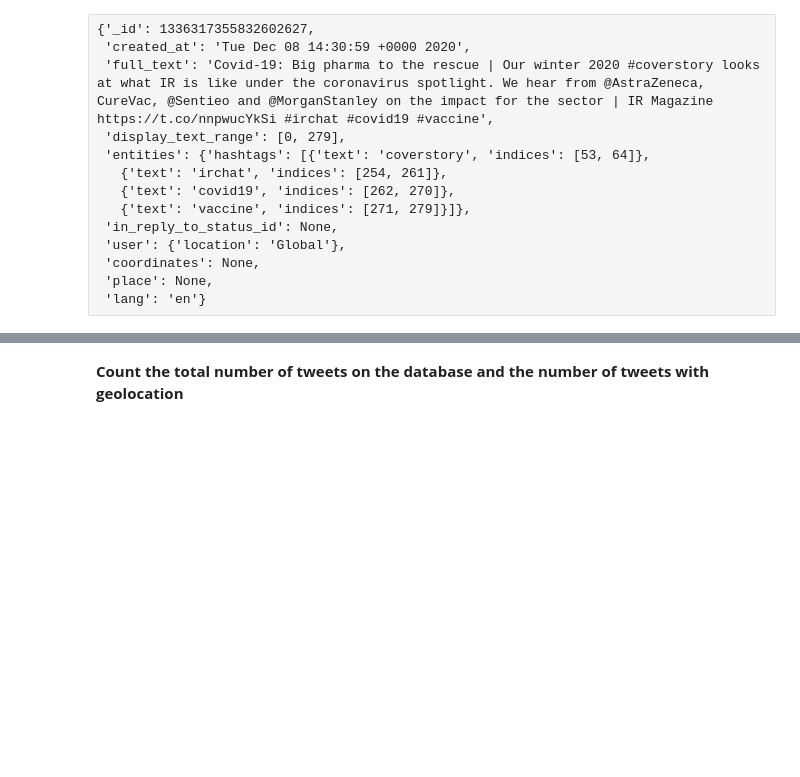
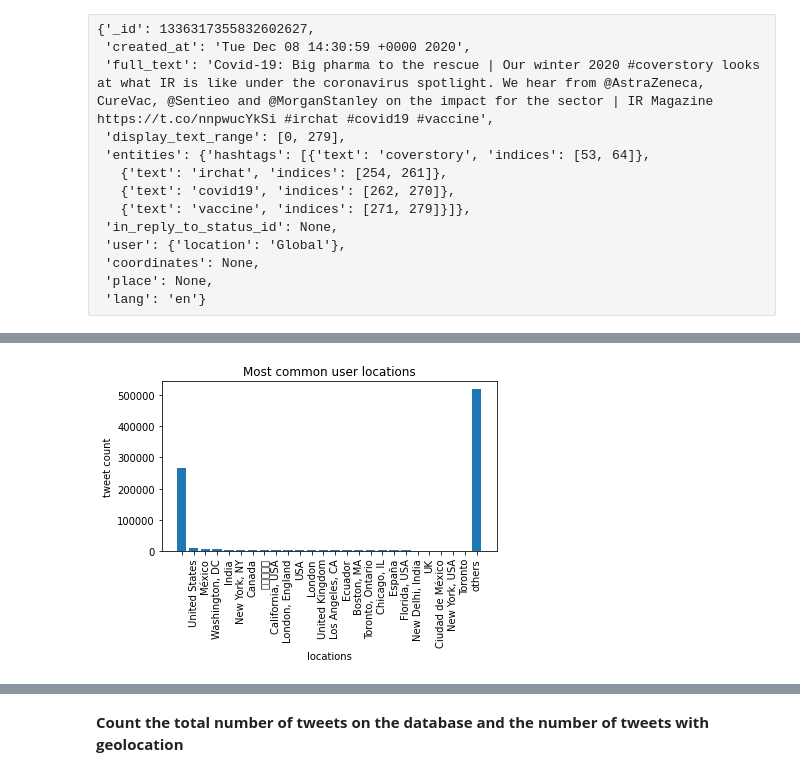
Before and after one commit to albertrial/covid-vaccine-tweets-study, a Jupyter notebook: BDA-Project-RafelPalliser-AlbertRial.ipynb, the cells around one changed output, grey strips where cells are left out. Cells and saved outputs as stored; diff of their text form; code cells hidden in the pictures; blank space fills up the shorter version.

```diff
--- a/BDA-Project-RafelPalliser-AlbertRial.ipynb
+++ b/BDA-Project-RafelPalliser-AlbertRial.ipynb
@@ -217,0 +375,17 @@ From the result, apart from the directly interpretable attributes, we can see th
+# %%
+pipeline = [
+    {'$group': {'_id': '$user.location', 'count': {'$sum': 1}}},
+    {"$sort": SON([("count", pymongo.DESCENDING)])},
+    {'$limit': 25}
+]
+res = tweets.aggregate(pipeline)
+
+locations = []
+counts = []
+print('Count      Location')
+for loc in res:
+    locations.append(loc['_id'])
+    counts.append(loc['count'])
+    print('{:6d}     {}'.format(loc['count'], loc['_id']))
+locations.append('others')
+counts.append(n_tweets - sum(counts))
@@ -217,0 +410,4 @@ From the result, apart from the directly interpretable attributes, we can see th
+# %%
+barplot(locations, counts, 'Most common user locations', 'locations', 'tweet count', 90)
+# %% [output]
+[figure, added]
```
Also changed, not shown: parts of 55 cells of this notebook.
